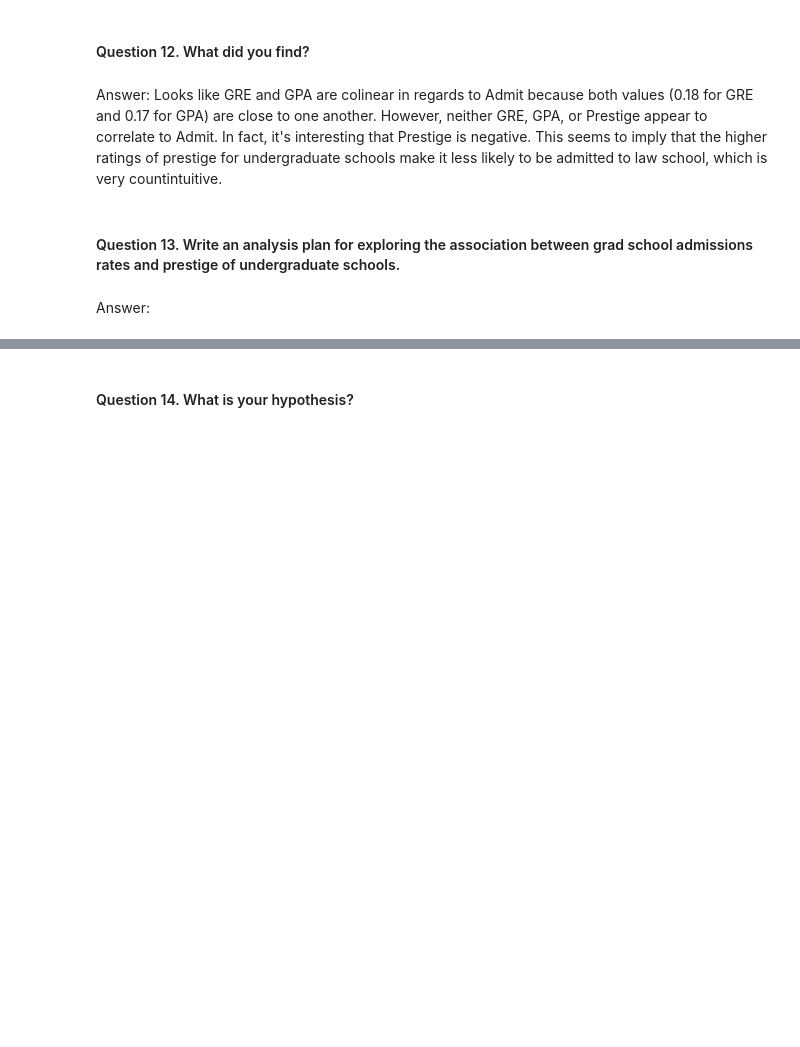
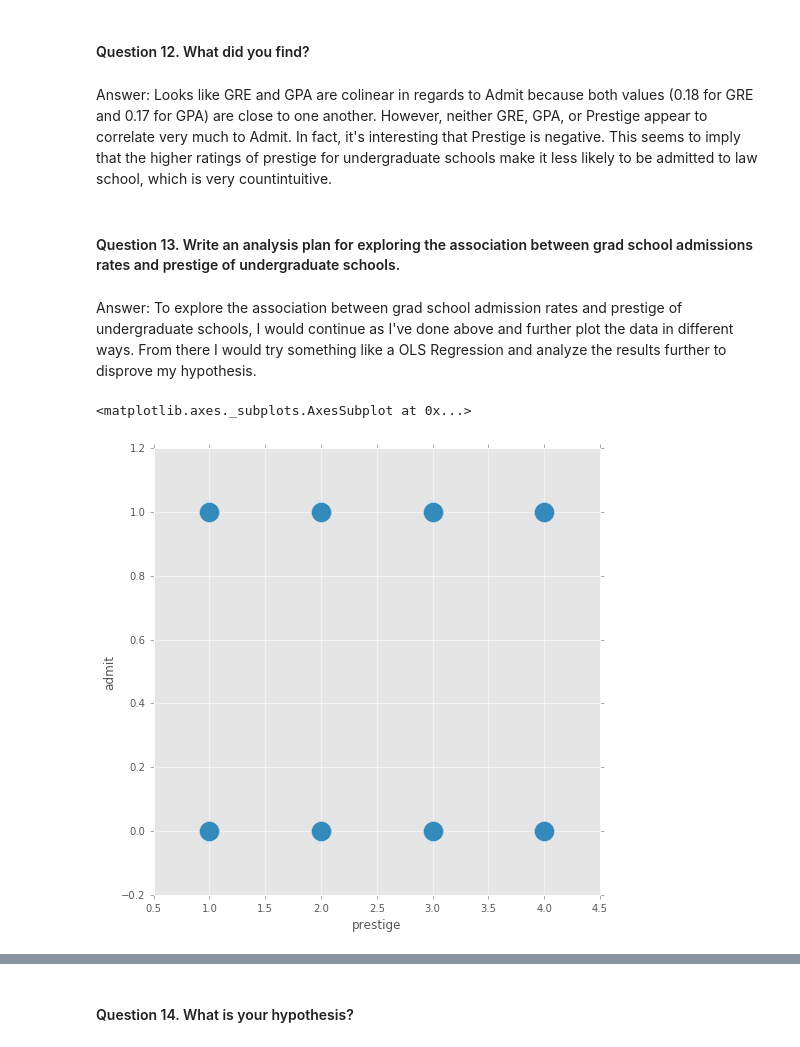
Before and after one commit to vnessified/DS-SF-23, a Jupyter notebook: unit-projects/2/starter-code/unit-project-2-VG.ipynb, the cells around one changed output, grey strips where cells are left out. Cells and saved outputs as stored; diff of their text form; code cells hidden in the pictures; blank space fills up the shorter version.

```diff
--- a/unit-projects/2/starter-code/unit-project-2-VG.ipynb
+++ b/unit-projects/2/starter-code/unit-project-2-VG.ipynb
@@ -204,8 +202,14 @@ df_new.corr()
 # %% [markdown]
 #### Question 12. What did you find?
 # %% [markdown]
-Answer: Looks like GRE and GPA are colinear in regards to Admit because both values (0.18 for GRE and 0.17 for GPA) are close to one another. However, neither GRE, GPA, or Prestige appear to correlate to Admit. In fact, it's interesting that Prestige is negative. This seems to imply that the higher ratings of prestige for undergraduate schools make it less likely to be admitted to law school, which is very countintuitive.
+Answer: Looks like GRE and GPA are colinear in regards to Admit because both values (0.18 for GRE and 0.17 for GPA) are close to one another. However, neither GRE, GPA, or Prestige appear to correlate very much to Admit. In fact, it's interesting that Prestige is negative. This seems to imply that the higher ratings of prestige for undergraduate schools make it less likely to be admitted to law school, which is very countintuitive.
 # %% [markdown]
 #### Question 13. Write an analysis plan for exploring the association between grad school admissions rates and prestige of undergraduate schools.
-# %% [markdown]
-Answer:
+# %% [markdown]
+Answer: To explore the association between grad school admission rates and prestige of undergraduate schools, I would continue as I've done above and further plot the data in different ways. From there I would try something like a OLS Regression and analyze the results further to disprove my hypothesis.
+# %%
+#For example
+df_new.plot(kind = 'scatter', x = 'prestige', y = 'admit', s = 400, figsize = (8, 8))
+# %% [output]
+<matplotlib.axes._subplots.AxesSubplot at 0x...>
+[figure, added]
```
Also changed, not shown: parts of 8 cells of this notebook.
